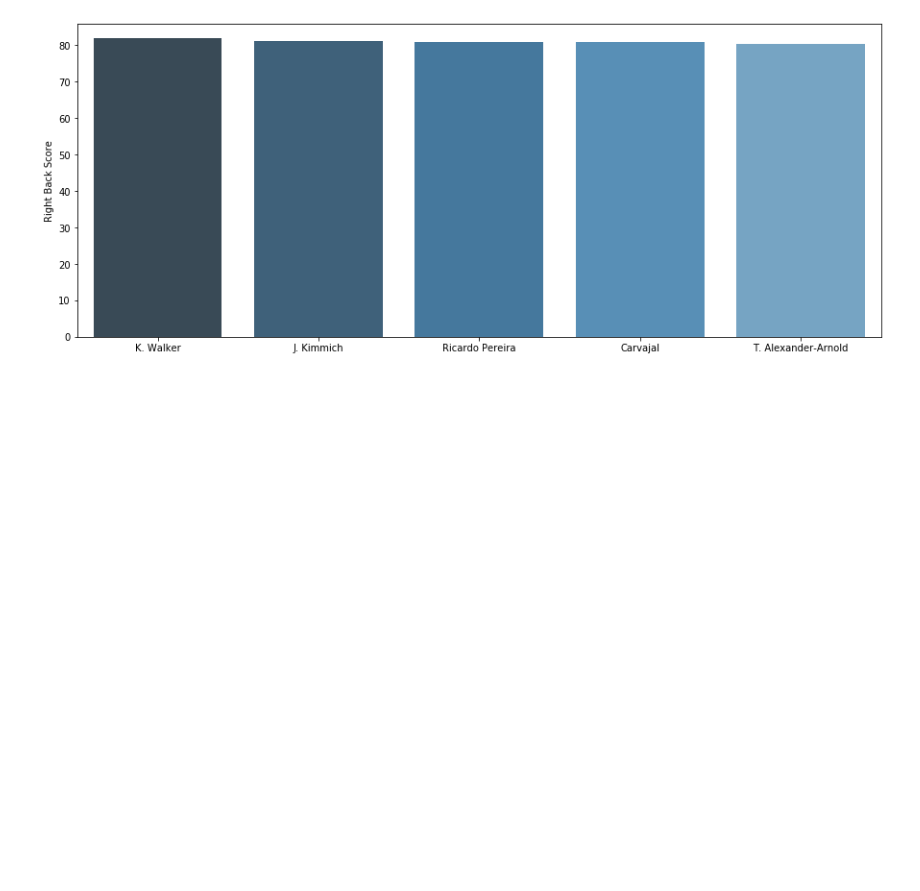
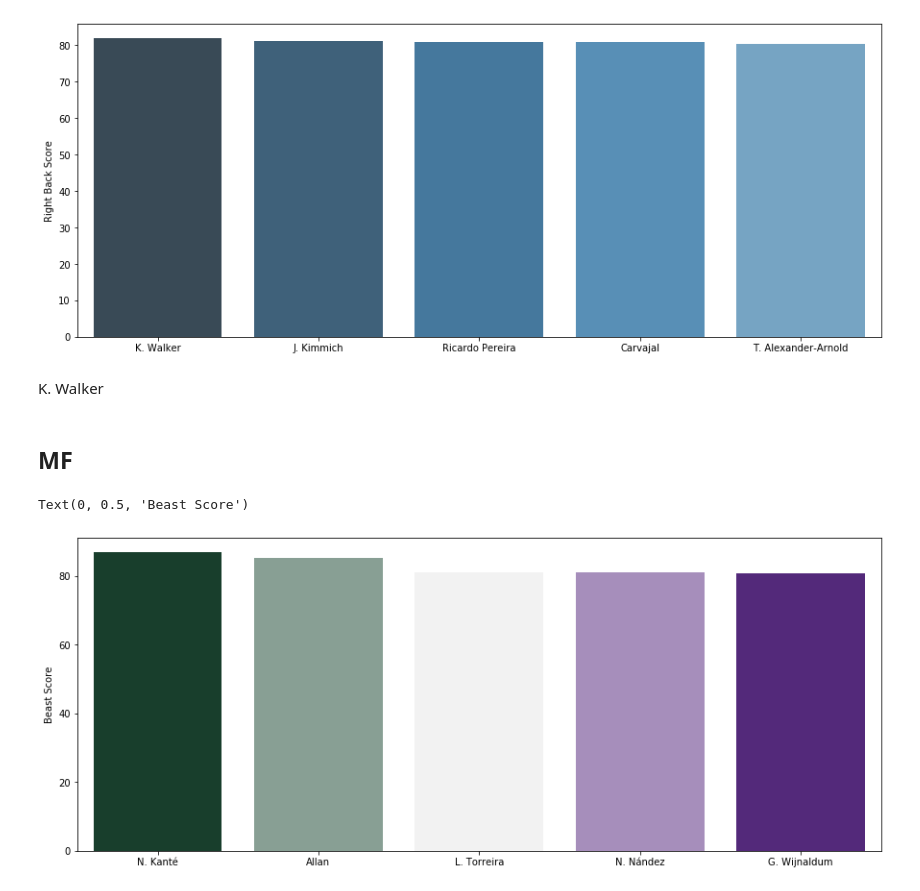
Before and after one commit to johnseo1026/TIL-H, a Jupyter notebook: best11 분석을 통해 만들기.ipynb, the cells around one changed output. Cells and saved outputs as stored; diff of their text form; code cells hidden in the pictures; blank space fills up the shorter version.

```diff
--- a/best11 분석을 통해 만들기.ipynb
+++ b/best11 분석을 통해 만들기.ipynb
@@ -104,3 +105,23 @@ plt.ylabel("Right Back Score")
 # %% [output]
 Text(0, 0.5, 'Right Back Score')
 [figure]
+# %% [markdown]
+K. Walker
+# %% [markdown]
+## MF
+# %%
+#Midfielding Indices
+df['mf_playmaker'] = (d*df.skill_ball_control + d*df.skill_dribbling + a*df.defending_marking + d*df.movement_reactions + d*df.mentality_vision + c*df.mentality_positioning + c*df.attacking_crossing + d*df.attacking_short_passing + c*df.skill_long_passing + c*df.skill_curve + b*df.power_long_shots + c*df.skill_fk_accuracy)/(1*a + 1*b + 4*c + 4*d)
+df['mf_beast'] = (d*df.movement_agility + c*df.movement_balance + b*df.power_jumping + c*df.power_strength + d*df.power_stamina + a*df.movement_sprint_speed + c*df.movement_acceleration + d*df.attacking_short_passing + c*df.mentality_aggression + d*df.movement_reactions + b*df.defending_marking + b*df.defending_standing_tackle + b*df.defending_sliding_tackle + b*df.mentality_interceptions)/(1*a + 5*b + 4*c + 4*d)
+df['mf_controller'] = (b*df.weak_foot + d*df.skill_ball_control + a*df.skill_dribbling + a*df.defending_marking + a*df.movement_reactions + c*df.mentality_vision + c*df.mentality_composure + d*df.attacking_short_passing + d*df.skill_long_passing)/(2*c + 3*d + 4*a)
+# %%
+plt.figure(figsize=(15,6))
+
+ss = df[(df['team_position'] == 'CM') | (df['team_position'] == 'RCM') | (df['team_position'] == 'LCM') | (df['team_position'] == 'CDM') | (df['team_position'] == 'LDM') | (df['team_position'] == 'RDM')].sort_values('mf_beast', ascending=False)[:5]
+x1 = np.array(list(ss['short_name']))
+y1 = np.array(list(ss['mf_beast']))
+sns.barplot(x1, y1, palette=sns.diverging_palette(145, 280, s=85, l=25, n=5))
+plt.ylabel("Beast Score")
+# %% [output]
+Text(0, 0.5, 'Beast Score')
+[figure, added]
```
Also changed, not shown: parts of 23 cells of this notebook, 1 other file.
